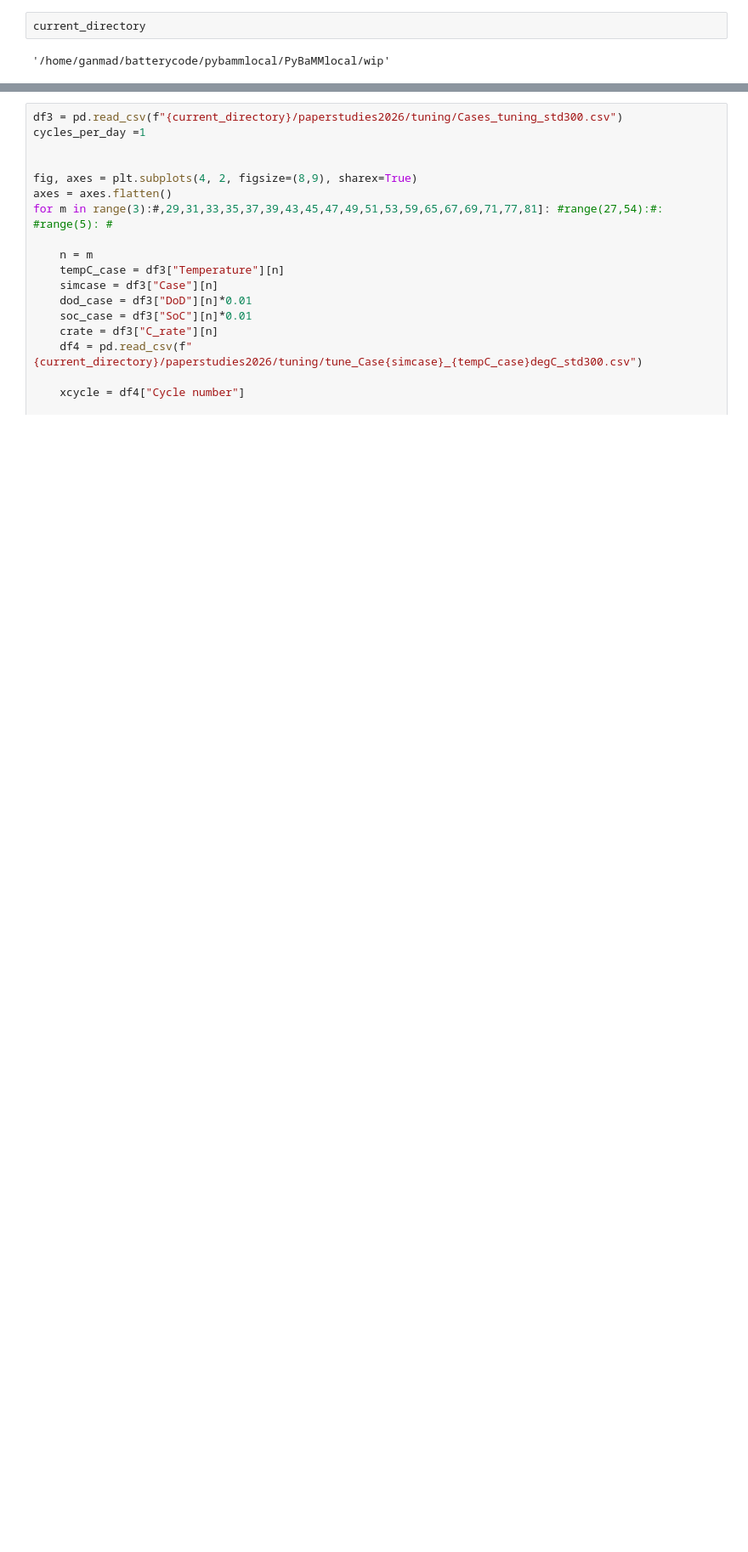
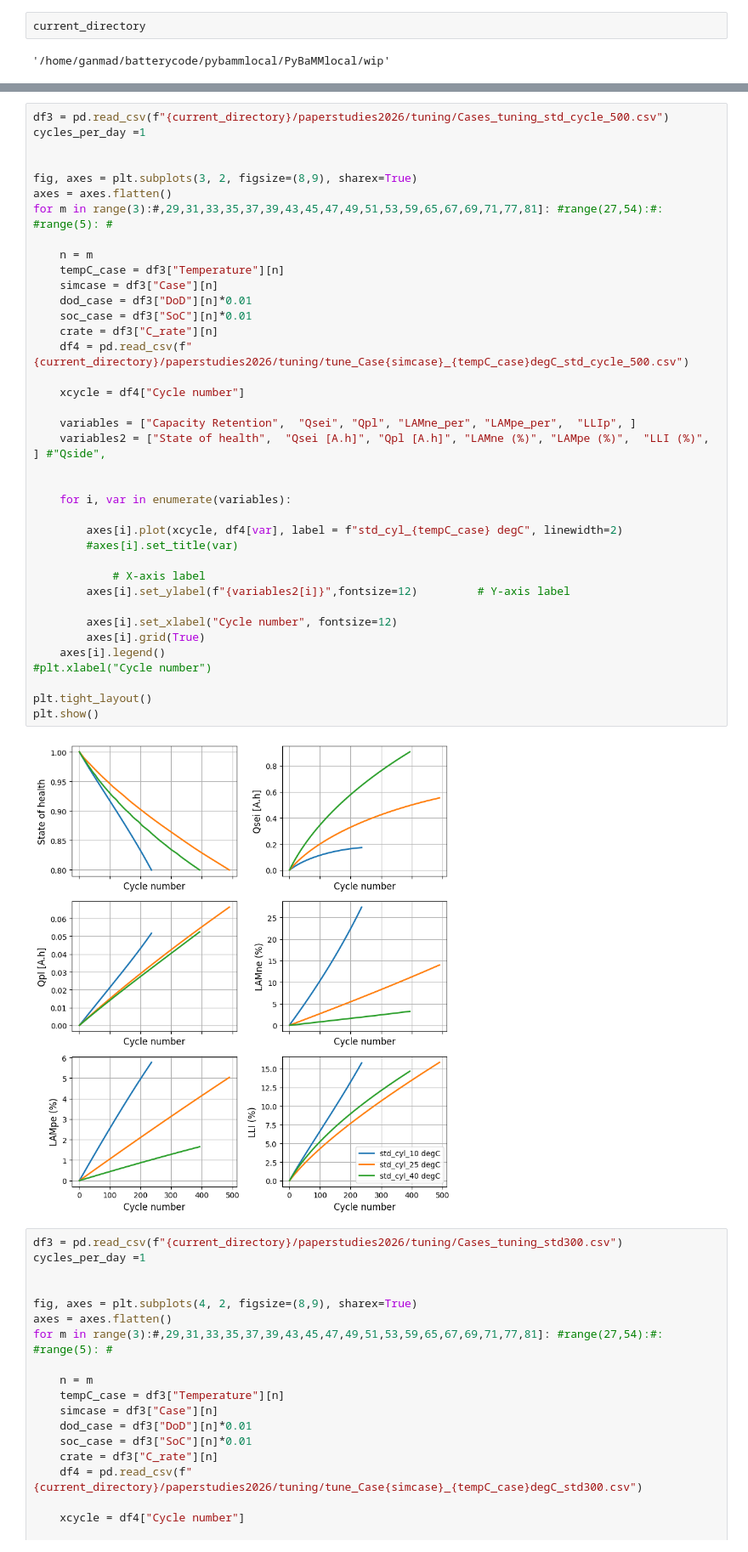
Before and after one commit to ganmadche/PyBaMMlocal, a Jupyter notebook: wip/paperKneedfn2026_figGen.ipynb, the cells around one changed output, grey strips where cells are left out. Shown at 85% size. Drawn from its saved outputs; the diff is of its cells as text; blank space fills up the shorter version.

```diff
--- a/wip/paperKneedfn2026_figGen.ipynb
+++ b/wip/paperKneedfn2026_figGen.ipynb
@@ -153,3 +179,43 @@ Took 54.177 s
+# %%
+df3 = pd.read_csv(f"{current_directory}/paperstudies2026/tuning/Cases_tuning_std_cycle_500.csv")
+cycles_per_day =1
+
+
+fig, axes = plt.subplots(3, 2, figsize=(8,9), sharex=True)
+axes = axes.flatten()
+for m in range(3):#,29,31,33,35,37,39,43,45,47,49,51,53,59,65,67,69,71,77,81]: #range(27,54):#: #range(5): #
+
+    n = m
+    tempC_case = df3["Temperature"][n]
+    simcase = df3["Case"][n]
+    dod_case = df3["DoD"][n]*0.01
+    soc_case = df3["SoC"][n]*0.01
+    crate = df3["C_rate"][n]
+    df4 = pd.read_csv(f"{current_directory}/paperstudies2026/tuning/tune_Case{simcase}_{tempC_case}degC_std_cycle_500.csv")
+
+    xcycle = df4["Cycle number"]
+
+    variables = ["Capacity Retention",  "Qsei", "Qpl", "LAMne_per", "LAMpe_per",  "LLIp", ]
+    variables2 = ["State of health",  "Qsei [A.h]", "Qpl [A.h]", "LAMne (%)", "LAMpe (%)",  "LLI (%)", ] #"Qside",
+
+
+    for i, var in enumerate(variables):
+
+        axes[i].plot(xcycle, df4[var], label = f"std_cyl_{tempC_case} degC", linewidth=2)
+        #axes[i].set_title(var)
+
+            # X-axis label
+        axes[i].set_ylabel(f"{variables2[i]}",fontsize=12)         # Y-axis label
+
+        axes[i].set_xlabel("Cycle number", fontsize=12)
+        axes[i].grid(True)
+    axes[i].legend()
+#plt.xlabel("Cycle number")
+
+plt.tight_layout()
+plt.show()
+# %% [output]
+[figure, added]
 # %%
 df3 = pd.read_csv(f"{current_directory}/paperstudies2026/tuning/Cases_tuning_std300.csv")
 cycles_per_day =1
```
Also changed, not shown: parts of 12 cells of this notebook.
